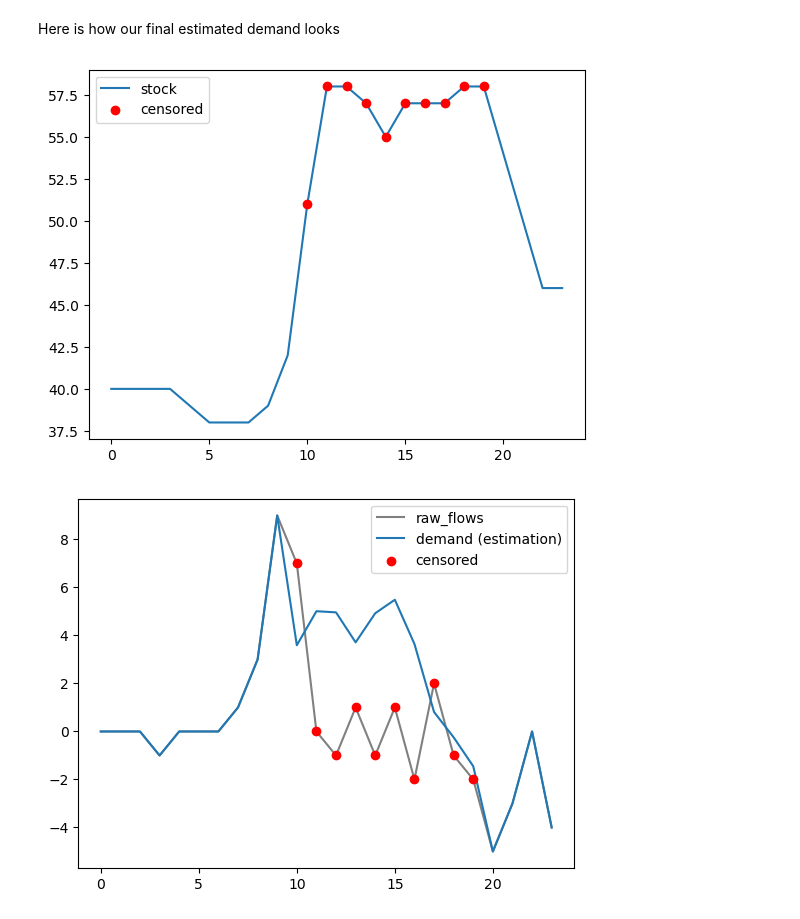
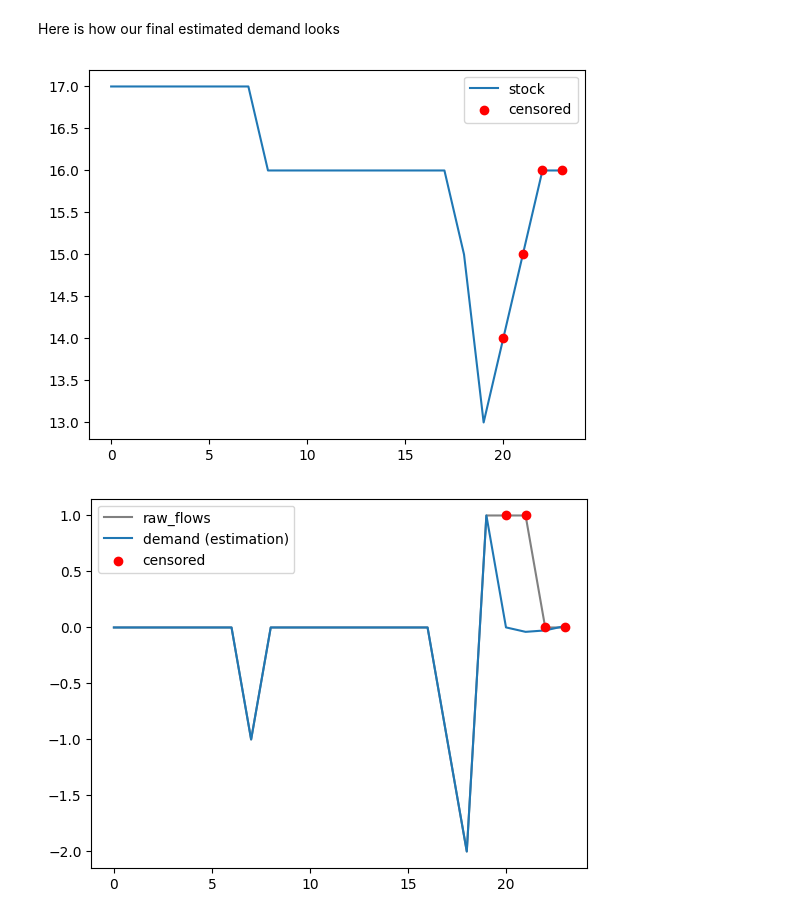
Before and after one commit to ArmanddeCacqueray/Rebalancig_final_repository, a Jupyter notebook: a_past_demand_estimation/demand_reconstruction.ipynb, the cells around one changed output. Cells and saved outputs as stored; diff of their text form; code cells hidden in the pictures.

```diff
--- a/a_past_demand_estimation/demand_reconstruction.ipynb
+++ b/a_past_demand_estimation/demand_reconstruction.ipynb
@@ -113,37 +122,37 @@ Here is how our final estimated demand looks
 import matplotlib.pyplot as plt
 import numpy as np
 
-random_s, random_t = 80, 24
+random_s, random_t = 10, 24
 random_times = slice(random_t, random_t + 24)
 t = np.arange(random_t)
 mask = censorship[random_s, random_times]
 
 plt.figure()
 plt.plot(t, stock[random_s, random_times], label="stock")
 plt.scatter(
     t[mask],
     stock[random_s, random_times][mask],
     color="red",
     label="censored",
     zorder=3
 )
 plt.legend()
 plt.show()
 plt.figure()
 plt.plot(t, raw_flows[random_s, random_times], color="grey", label="raw_flows")
 plt.plot(t, demand[random_s, random_times], label="demand (estimation)")
 
 
 plt.scatter(
     t[mask],
     raw_flows[random_s, random_times][mask],
     color="red",
     label="censored",
     zorder=3
 )
 
 plt.legend()
 plt.show()
 # %% [output]
-[figure, old version]
+[figure, new version]
-[figure, old version]
+[figure, new version]
```
Also changed, not shown: parts of 4 cells of this notebook, 5 other files.
